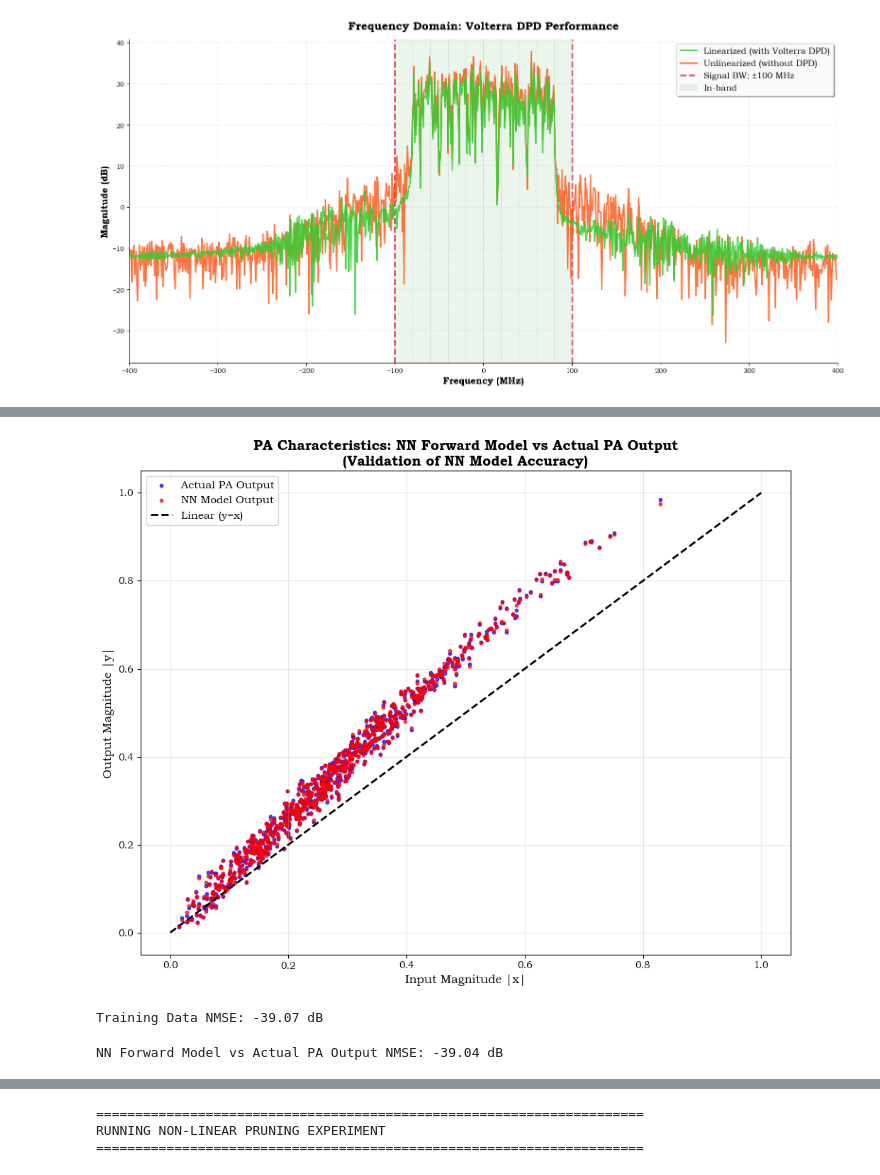
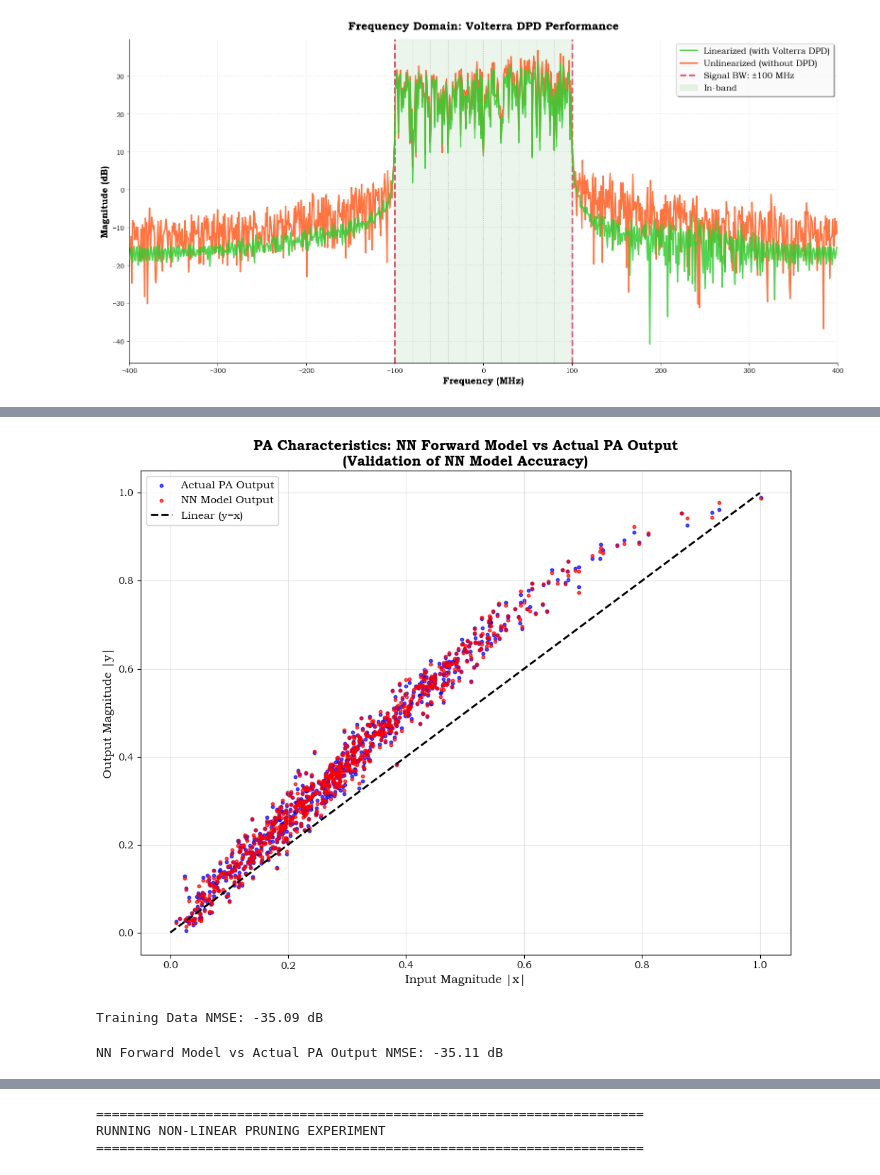
Before and after one commit to aquigney/sparseDPD, a Jupyter notebook: use_opendpd_dataset.ipynb, the cells around one changed output, grey strips where cells are left out. Saved outputs shown, nothing was run; the diff lists cells and outputs as text; code cells hidden in the pictures.

```diff
--- a/use_opendpd_dataset.ipynb
+++ b/use_opendpd_dataset.ipynb
@@ -488,12 +488,12 @@ class dataset:
 #   y = PA output signal (distorted - no predistorter was used)
 # Load data from CSV files
 # CSV file paths
-train_input_path =      r"C:\Users\AQUIGNEY\Documents\College\OpenDPD\datasets\APA_200MHz\train_input.csv"
-train_output_path =     r"C:\Users\AQUIGNEY\Documents\College\OpenDPD\datasets\APA_200MHz\train_output.csv"
-val_input_path =        r"C:\Users\AQUIGNEY\Documents\College\OpenDPD\datasets\APA_200MHz\val_input.csv"
-val_output_path =       r"C:\Users\AQUIGNEY\Documents\College\OpenDPD\datasets\APA_200MHz\val_output.csv"
-test_input_path =       r"C:\Users\AQUIGNEY\Documents\College\OpenDPD\datasets\APA_200MHz\test_input.csv"
-test_output_path =      r"C:\Users\AQUIGNEY\Documents\College\OpenDPD\datasets\APA_200MHz\test_output.csv"
+train_input_path =      r"C:\Users\AQUIGNEY\Documents\College\OpenDPD\datasets\DPA_200MHz\train_input.csv"
+train_output_path =     r"C:\Users\AQUIGNEY\Documents\College\OpenDPD\datasets\DPA_200MHz\train_output.csv"
+val_input_path =        r"C:\Users\AQUIGNEY\Documents\College\OpenDPD\datasets\DPA_200MHz\val_input.csv"
+val_output_path =       r"C:\Users\AQUIGNEY\Documents\College\OpenDPD\datasets\DPA_200MHz\val_output.csv"
+test_input_path =       r"C:\Users\AQUIGNEY\Documents\College\OpenDPD\datasets\DPA_200MHz\test_input.csv"
+test_output_path =      r"C:\Users\AQUIGNEY\Documents\College\OpenDPD\datasets\DPA_200MHz\test_output.csv"
 
 # Read CSV files (each has I and Q columns with headers in row 1)
 train_input_df = pd.read_csv(train_input_path)
@@ -584,6 +584,6 @@ Memory depth 10: NMSE = -33.96 dB
 # %%
 num_memory_levels_inverse = 3
-num_nl_orders_inverse = 5
+num_nl_orders_inverse = 3
 
 num_points = 7000
 
@@ -815,7 +815,7 @@ fft_overlay(pa_output, pa_output_no_dpd_aligned,
            label2="Unlinearized (without DPD)",
            title="Frequency Domain: Volterra DPD Performance")
 # %% [output]
-[figure, old version]
+[figure, new version]
 # %%
 # Train NN on backprop PA for inv model
 
@@ -823,7 +823,7 @@ class PNTDNN(nn.Module):
     def __init__(self, input_size, hidden_size):
         super(PNTDNN, self).__init__()
         self.fc1 = nn.Linear(input_size, hidden_size)
-        self.relu = nn.ReLU()
+        self.relu = nn.Tanh()
         self.fc2 = nn.Linear(hidden_size, 2)
 
     def forward(self, x):
@@ -1276,7 +1276,7 @@ class forward_NN(NN):
     def get_model(self, model_type):
         if model_type == "forward":
             hidden_size = 20
-            return PNTDNN(self.input_size, hidden_size)
+            return PNTDNN_3_layers(self.input_size, hidden_size, hidden_size)
         else:
             raise ValueError("Unsupported model type")
 
@@ -1340,7 +1340,7 @@ class forward_NN(NN):
         print(f"Training Data NMSE: {nmse_db:.2f} dB")
 
 
-num_forward_memory_levels = 25
+num_forward_memory_levels = 20
 data_obj_forward = dataset(x, y,
                    num_training_points=num_training,
                    num_validation_points=num_validation,
@@ -1374,5 +1374,5 @@ Best model from epoch 264 with validation loss: 2.0312e-01
-[figure, old version]
+[figure, new version]
-Training Data NMSE: -39.07 dB
+Training Data NMSE: -35.09 dB
 # %%
 # Create full dataset using new NN forward model
 x_nn_forward_full, y_nn_forward_full = nn_forward_model.evaluate_full_output_through_pa(x)
@@ -1388,7 +1388,14 @@ error_power_forward = np.mean(np.abs(y_nn_forward_full - y_aligned)**2)
 signal_power_forward = np.mean(np.abs(y_aligned)**2)
 nmse_forward_db = 10 * np.log10(error_power_forward / signal_power_forward)
 print(f"NN Forward Model vs Actual PA Output NMSE: {nmse_forward_db:.2f} dB")
+
+data_obj1 = dataset(x_nn_forward_full, y_nn_forward_full,
+                   num_training_points=num_training,
+                   num_validation_points=num_validation,
+                   num_test_points=num_test,
+                   num_memory_levels_nn=num_memory_levels_nn,
+                   training_start_idx=training_start)
 # %% [output]
-NN Forward Model vs Actual PA Output NMSE: -39.04 dB
+NN Forward Model vs Actual PA Output NMSE: -35.11 dB
 # %%
 # Instantiate and train the inverse model
```
Also changed, not shown: parts of 12 cells of this notebook, 1 other file.
